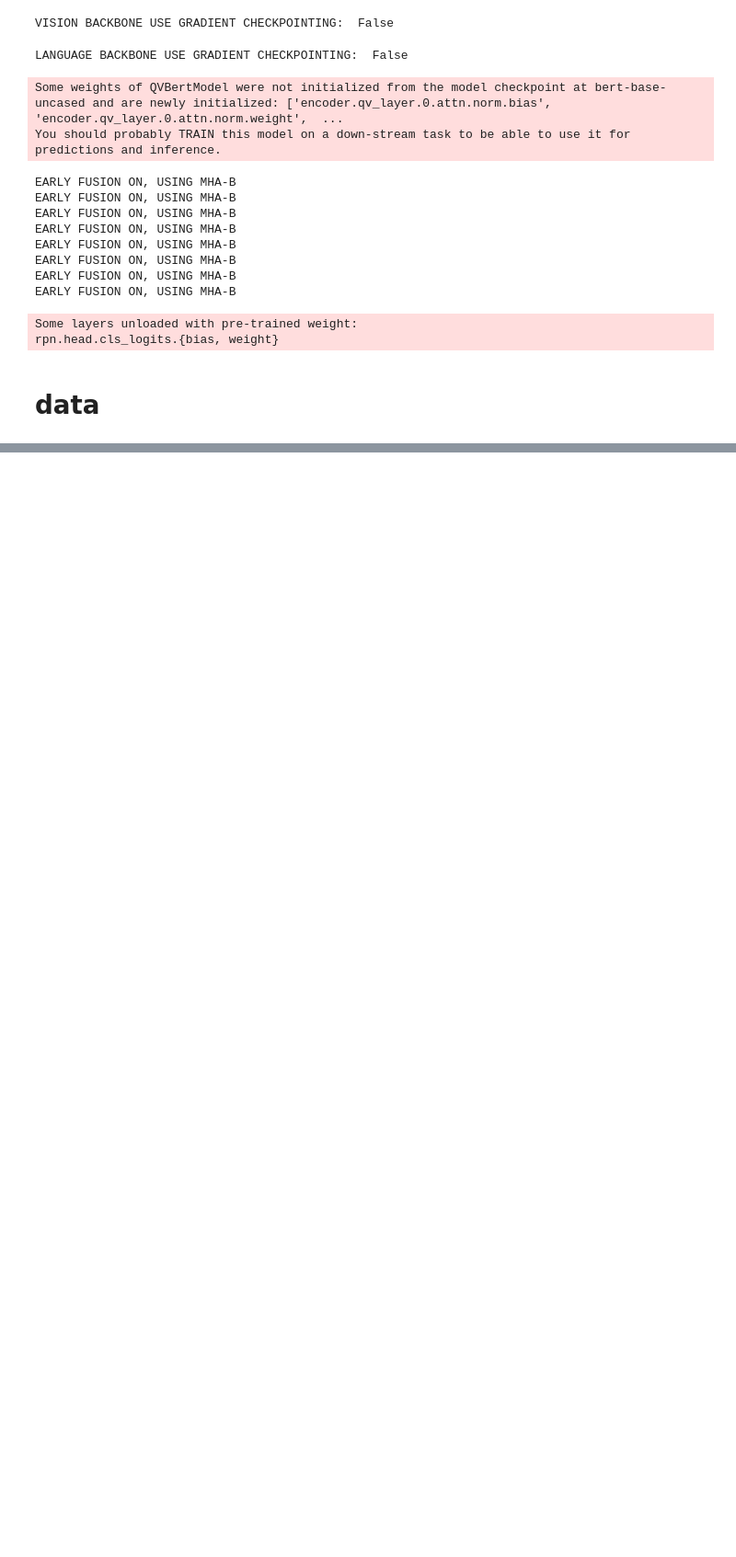
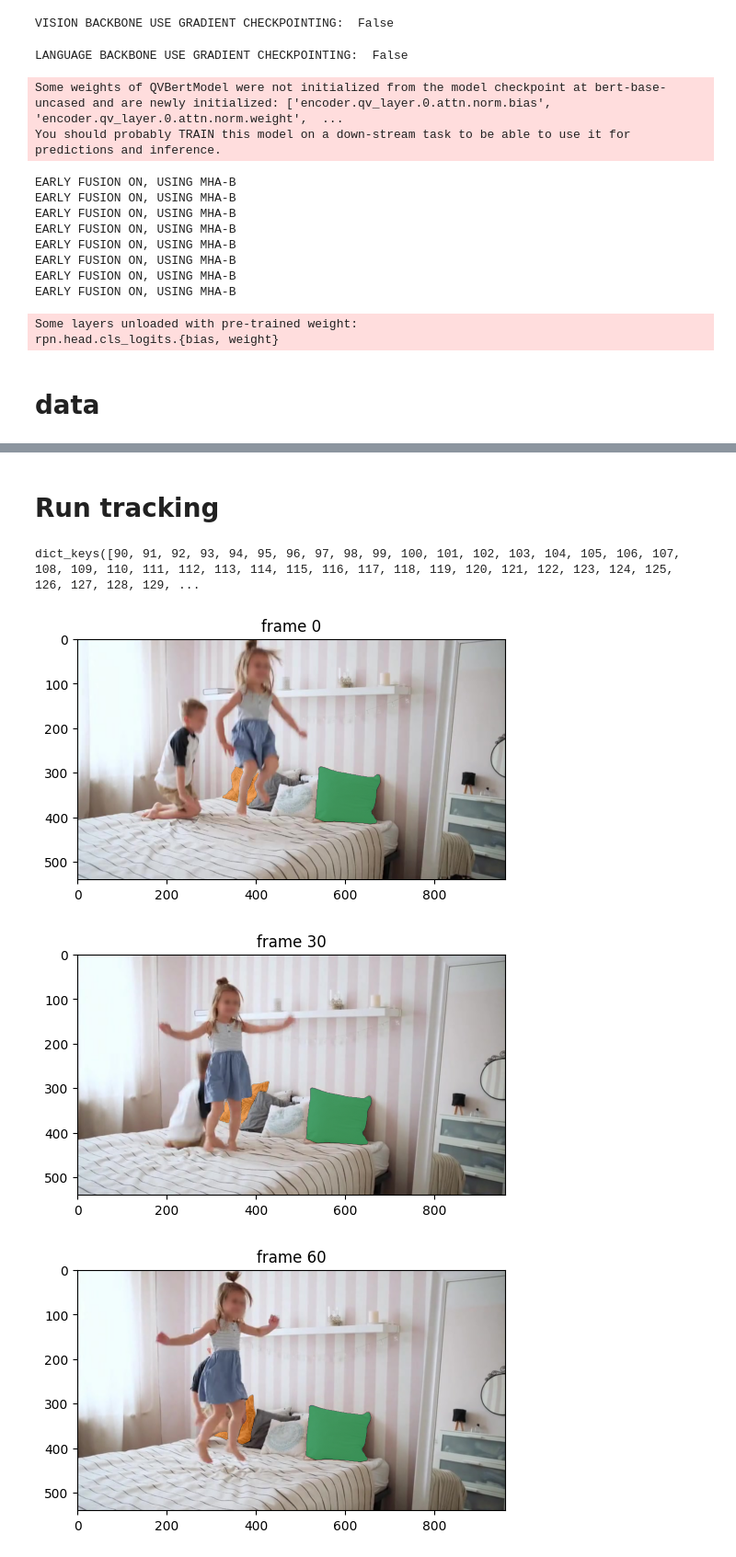
Before and after one commit to jayleicn/MQ-Det, a Jupyter notebook: mq_glip_sam2_joint-demo.ipynb, the cells around one changed output, grey strips where cells are left out. Shown at 92% size. Saved outputs shown, nothing was run; the diff lists cells and outputs as text; code cells hidden in the pictures; blank space fills up the shorter version.

```diff
--- a/mq_glip_sam2_joint-demo.ipynb
+++ b/mq_glip_sam2_joint-demo.ipynb
@@ -44,0 +111,44 @@ box = np.array([300, 0, 500, 400], dtype=np.float32) # copied from sam2 notebook
+# %%
+run_grounding_text_box = False
+if run_grounding_text_box:
+    grounding_results_text_box = mq_glip_sam2_joint_model.run_image_grounding(
+        image_path_for_grounding,
+        text_prompt="child",
+        box_prompt=[prompt_box],
+        box_prompt_mode="xyxy",
+    )
+
+    print(f"grounding_results_text_box {grounding_results_text_box}")
+    # show the given box
+    plt.figure(figsize=(9, 6))
+    plt.title(f"frame {frame_idx_to_run_image_grounding}")
+    plt.imshow(Image.open(image_path_for_grounding))
+    boxes = grounding_results_text_box["bbox"]
+    for box in boxes:
+        show_box(box, plt.gca())
+# %% [markdown]
+# Run tracking
+# %%
+video_segments = mq_glip_sam2_joint_model.run_sam2_tracking(
+    video_dir,
+    grounding_results_text_only,
+    grounding_frame_idx=frame_idx_to_run_image_grounding
+)
+# %%
+video_segments.keys()
+# %% [output]
+dict_keys([90, 91, 92, 93, 94, 95, 96, 97, 98, 99, 100, 101, 102, 103, 104, 105, 106, 107, 108, 109, 110, 111, 112, 113, 114, 115, 116, 117, 118, 119, 120, 121, 122, 123, 124, 125, 126, 127, 128, 129, ...
+# %%
+# render the segmentation results every few frames
+vis_frame_stride = 30
+plt.close("all")
+for out_frame_idx in range(0, len(video_frame_paths), vis_frame_stride):
+    plt.figure(figsize=(6, 4))
+    plt.title(f"frame {out_frame_idx}")
+    plt.imshow(Image.open(video_frame_paths[out_frame_idx]))
+    for out_obj_id, out_mask in video_segments[out_frame_idx].items():
+        show_mask(out_mask, plt.gca(), obj_id=out_obj_id)
+# %% [output]
+[figure, added]
+[figure, added]
+[figure, added]
```
Also changed, not shown: parts of 14 cells of this notebook, 1 other file.
